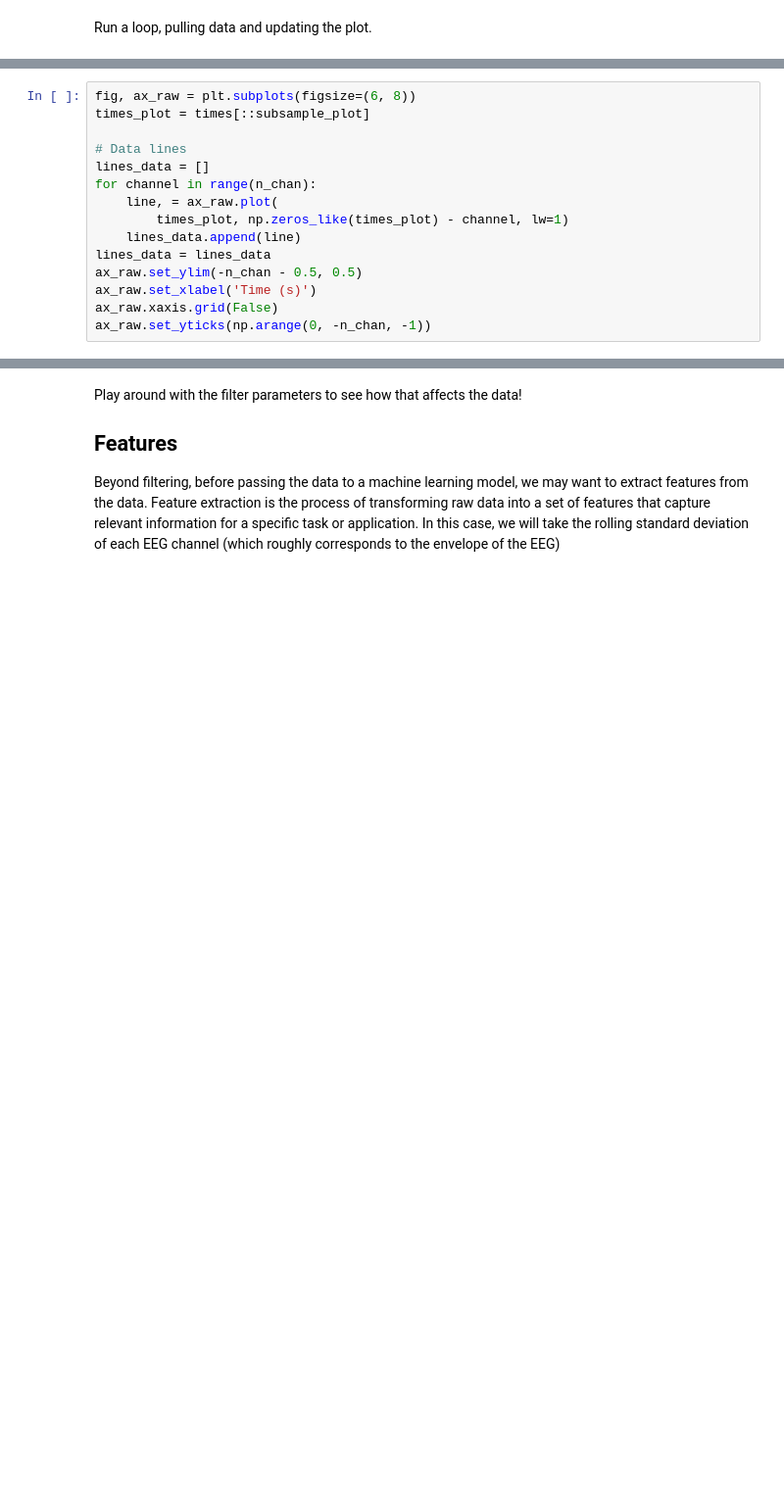
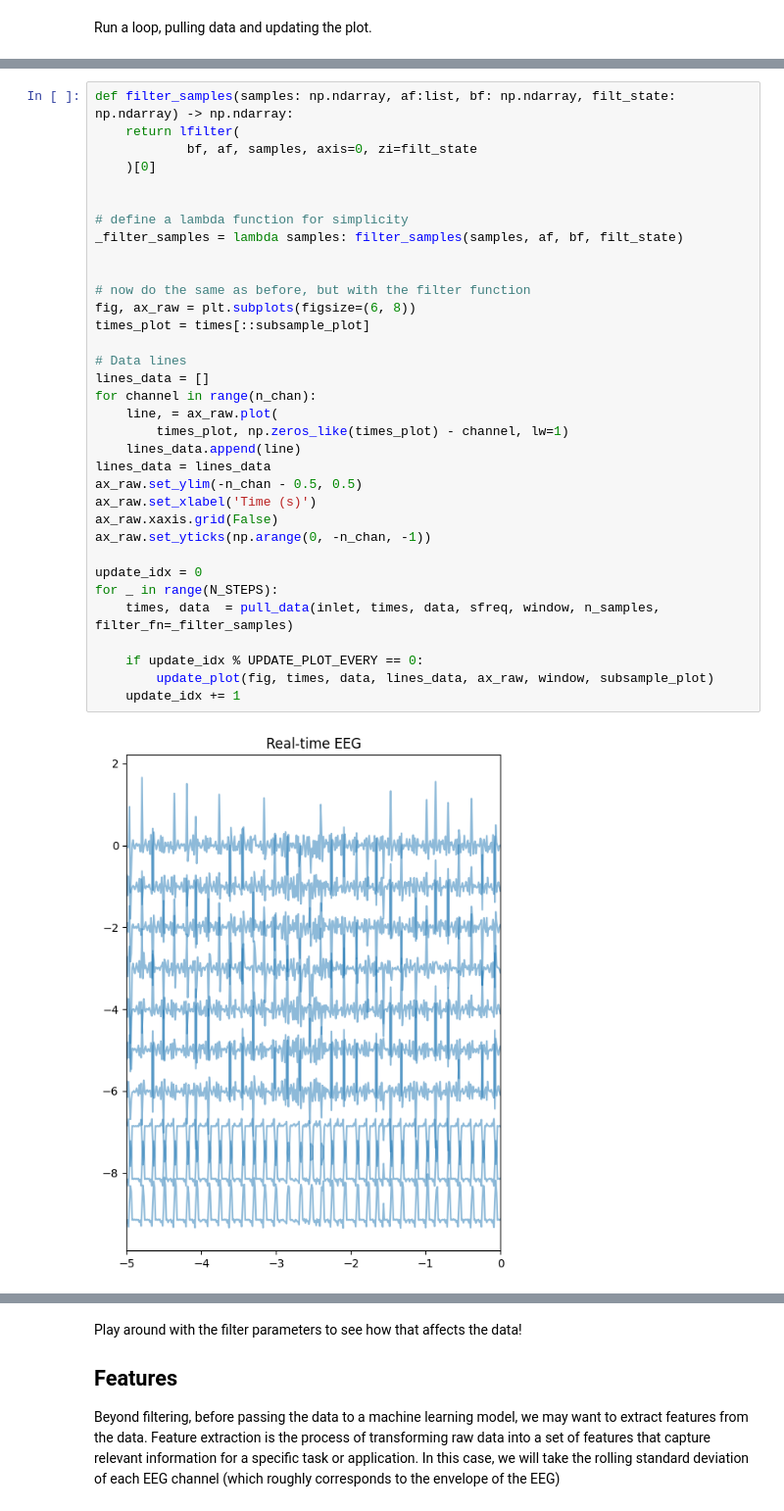
Before and after one commit to BCI-I/MIT-BCI-Hackathon, a Jupyter notebook: tutorials/xon_duckiematrix/02_eeg_setup.ipynb, the cells around one changed output, grey strips where cells are left out. Shown: that part at 98% size. Cells and saved outputs as stored; diff of their text form; blank space fills up the shorter version.

```diff
--- a/tutorials/xon_duckiematrix/02_eeg_setup.ipynb
+++ b/tutorials/xon_duckiematrix/02_eeg_setup.ipynb
@@ -193,15 +241,36 @@ filt_state: np.ndarray = np.tile(zi, (n_chan, 1)).transpose()
 # %%
+def filter_samples(samples: np.ndarray, af:list, bf: np.ndarray, filt_state: np.ndarray) -> np.ndarray:
+    return lfilter(
+            bf, af, samples, axis=0, zi=filt_state
+    )[0]
+
+
+# define a lambda function for simplicity
+_filter_samples = lambda samples: filter_samples(samples, af, bf, filt_state)
+
+
+# now do the same as before, but with the filter function
 fig, ax_raw = plt.subplots(figsize=(6, 8))
 times_plot = times[::subsample_plot]
 
 # Data lines
 lines_data = []
 for channel in range(n_chan):
     line, = ax_raw.plot(
         times_plot, np.zeros_like(times_plot) - channel, lw=1)
     lines_data.append(line)
 lines_data = lines_data
 ax_raw.set_ylim(-n_chan - 0.5, 0.5)
 ax_raw.set_xlabel('Time (s)')
 ax_raw.xaxis.grid(False)
 ax_raw.set_yticks(np.arange(0, -n_chan, -1))
+
+update_idx = 0
+for _ in range(N_STEPS):
+    times, data  = pull_data(inlet, times, data, sfreq, window, n_samples, filter_fn=_filter_samples)
+
+    if update_idx % UPDATE_PLOT_EVERY == 0:
+        update_plot(fig, times, data, lines_data, ax_raw, window, subsample_plot)
+    update_idx += 1
+# %% [output]
+[figure, added]
```
Also changed, not shown: parts of 14 cells of this notebook, 4 other files.
